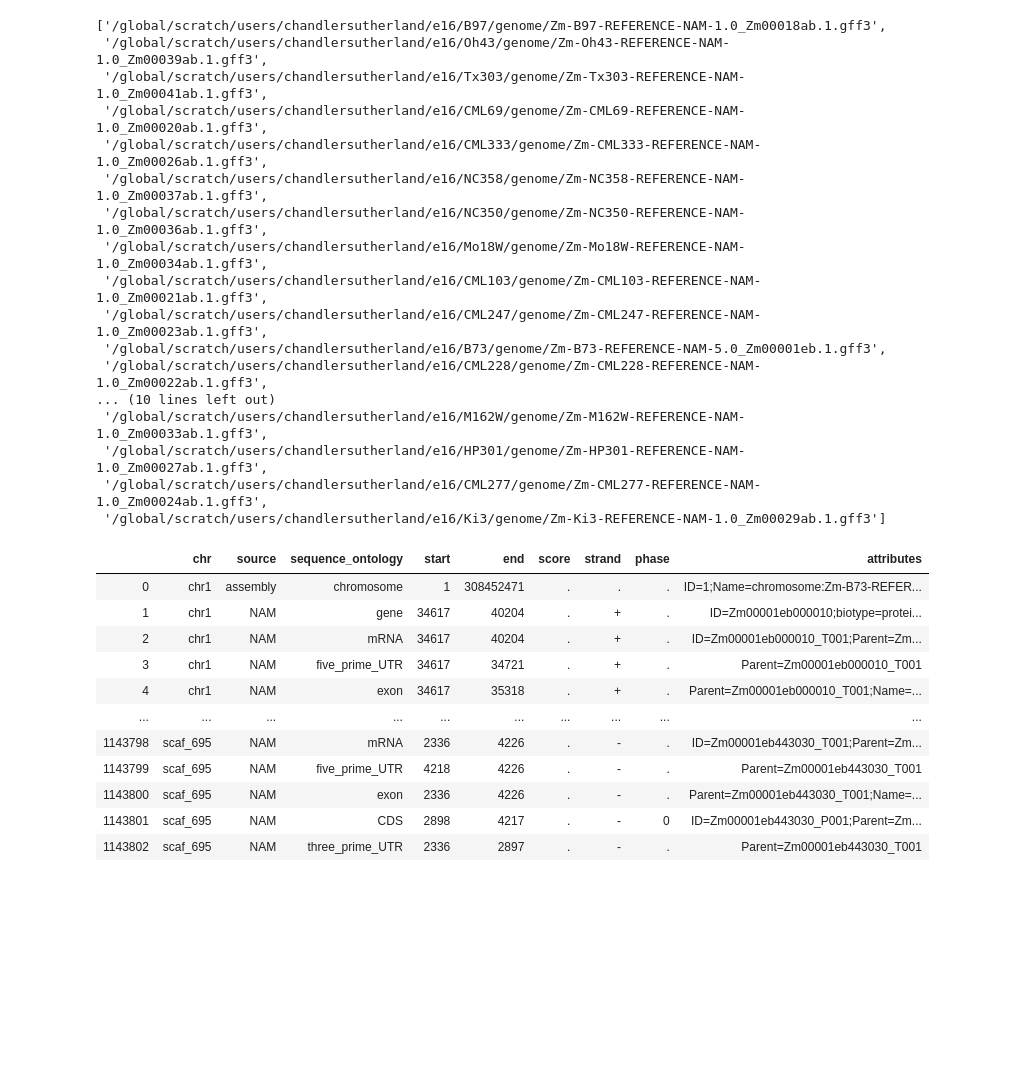
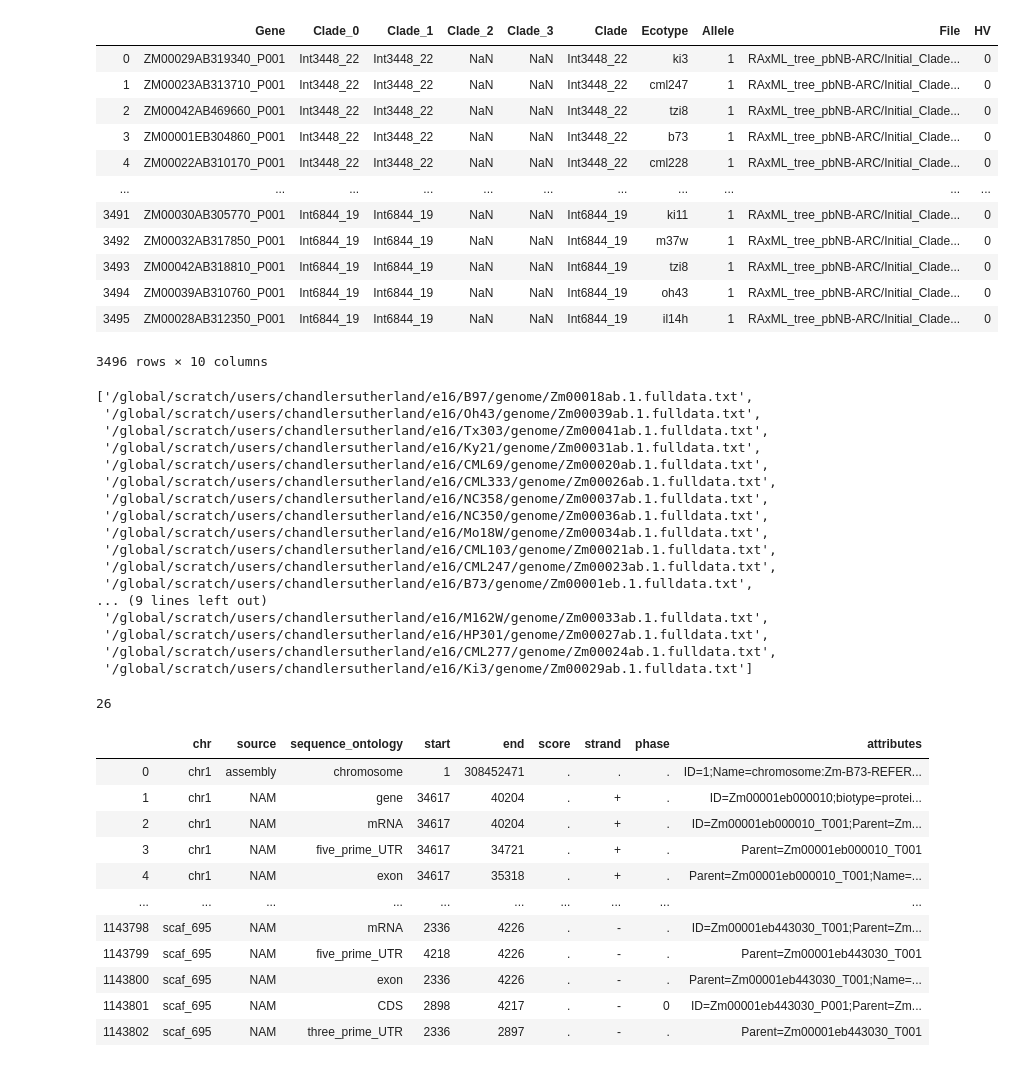
Before and after one commit to chandlersutherland/e16, a Jupyter notebook: bed_generator .ipynb, the cells around one changed output. Drawn from its saved outputs; the diff is of its cells as text; code cells hidden in the pictures; blank space fills up the shorter version.

```diff
--- a/bed_generator .ipynb
+++ b/bed_generator .ipynb
@@ -6,28 +6,50 @@ import glob
 # %%
 #import the gene table, which has the NLRs for all accessions
 gene_table='/global/home/users/chandlersutherland/e16/Maize_NLRome_GeneTable.txt'
+pd.read_csv(gene_table, sep='\t')
+# %% [output]
+|  | Gene | Clade_0 | Clade_1 | Clade_2 | Clade_3 | Clade | Ecotype | Allele | File | HV |
+| 0 | ZM00029AB319340_P001 | Int3448_22 | Int3448_22 | NaN | NaN | Int3448_22 | ki3 | 1 | RAxML_tree_pbNB-ARC/Initial_Clade... | 0 |
+| 1 | ZM00023AB313710_P001 | Int3448_22 | Int3448_22 | NaN | NaN | Int3448_22 | cml247 | 1 | RAxML_tree_pbNB-ARC/Initial_Clade... | 0 |
+| 2 | ZM00042AB469660_P001 | Int3448_22 | Int3448_22 | NaN | NaN | Int3448_22 | tzi8 | 1 | RAxML_tree_pbNB-ARC/Initial_Clade... | 0 |
+| 3 | ZM00001EB304860_P001 | Int3448_22 | Int3448_22 | NaN | NaN | Int3448_22 | b73 | 1 | RAxML_tree_pbNB-ARC/Initial_Clade... | 0 |
+| 4 | ZM00022AB310170_P001 | Int3448_22 | Int3448_22 | NaN | NaN | Int3448_22 | cml228 | 1 | RAxML_tree_pbNB-ARC/Initial_Clade... | 0 |
+| ... | ... | ... | ... | ... | ... | ... | ... | ... | ... | ... |
+| 3491 | ZM00030AB305770_P001 | Int6844_19 | Int6844_19 | NaN | NaN | Int6844_19 | ki11 | 1 | RAxML_tree_pbNB-ARC/Initial_Clade... | 0 |
+| 3492 | ZM00032AB317850_P001 | Int6844_19 | Int6844_19 | NaN | NaN | Int6844_19 | m37w | 1 | RAxML_tree_pbNB-ARC/Initial_Clade... | 0 |
+| 3493 | ZM00042AB318810_P001 | Int6844_19 | Int6844_19 | NaN | NaN | Int6844_19 | tzi8 | 1 | RAxML_tree_pbNB-ARC/Initial_Clade... | 0 |
+| 3494 | ZM00039AB310760_P001 | Int6844_19 | Int6844_19 | NaN | NaN | Int6844_19 | oh43 | 1 | RAxML_tree_pbNB-ARC/Initial_Clade... | 0 |
+| 3495 | ZM00028AB312350_P001 | Int6844_19 | Int6844_19 | NaN | NaN | Int6844_19 | il14h | 1 | RAxML_tree_pbNB-ARC/Initial_Clade... | 0 |
+3496 rows × 10 columns
 # %%
 #glob all the gff3 files across all genomes
 gff3_files=glob.glob('/global/scratch/users/chandlersutherland/e16/*/genome/*1.gff3')
-gff3_files
+
+#glob the fulldata.txt files
+fulldata=glob.glob('/global/scratch/users/chandlersutherland/e16/*/genome/*fulldata.txt')
+fulldata
 # %% [output]
-['/global/scratch/users/chandlersutherland/e16/B97/genome/Zm-B97-REFERENCE-NAM-1.0_Zm00018ab.1.gff3',
- '/global/scratch/users/chandlersutherland/e16/Oh43/genome/Zm-Oh43-REFERENCE-NAM-1.0_Zm00039ab.1.gff3',
- '/global/scratch/users/chandlersutherland/e16/Tx303/genome/Zm-Tx303-REFERENCE-NAM-1.0_Zm00041ab.1.gff3',
- '/global/scratch/users/chandlersutherland/e16/CML69/genome/Zm-CML69-REFERENCE-NAM-1.0_Zm00020ab.1.gff3',
- '/global/scratch/users/chandlersutherland/e16/CML333/genome/Zm-CML333-REFERENCE-NAM-1.0_Zm00026ab.1.gff3',
- '/global/scratch/users/chandlersutherland/e16/NC358/genome/Zm-NC358-REFERENCE-NAM-1.0_Zm00037ab.1.gff3',
- '/global/scratch/users/chandlersutherland/e16/NC350/genome/Zm-NC350-REFERENCE-NAM-1.0_Zm00036ab.1.gff3',
- '/global/scratch/users/chandlersutherland/e16/Mo18W/genome/Zm-Mo18W-REFERENCE-NAM-1.0_Zm00034ab.1.gff3',
- '/global/scratch/users/chandlersutherland/e16/CML103/genome/Zm-CML103-REFERENCE-NAM-1.0_Zm00021ab.1.gff3',
- '/global/scratch/users/chandlersutherland/e16/CML247/genome/Zm-CML247-REFERENCE-NAM-1.0_Zm00023ab.1.gff3',
- '/global/scratch/users/chandlersutherland/e16/B73/genome/Zm-B73-REFERENCE-NAM-5.0_Zm00001eb.1.gff3',
- '/global/scratch/users/chandlersutherland/e16/CML228/genome/Zm-CML228-REFERENCE-NAM-1.0_Zm00022ab.1.gff3',
-... (10 lines left out)
- '/global/scratch/users/chandlersutherland/e16/M162W/genome/Zm-M162W-REFERENCE-NAM-1.0_Zm00033ab.1.gff3',
- '/global/scratch/users/chandlersutherland/e16/HP301/genome/Zm-HP301-REFERENCE-NAM-1.0_Zm00027ab.1.gff3',
- '/global/scratch/users/chandlersutherland/e16/CML277/genome/Zm-CML277-REFERENCE-NAM-1.0_Zm00024ab.1.gff3',
- '/global/scratch/users/chandlersutherland/e16/Ki3/genome/Zm-Ki3-REFERENCE-NAM-1.0_Zm00029ab.1.gff3']
+['/global/scratch/users/chandlersutherland/e16/B97/genome/Zm00018ab.1.fulldata.txt',
+ '/global/scratch/users/chandlersutherland/e16/Oh43/genome/Zm00039ab.1.fulldata.txt',
+ '/global/scratch/users/chandlersutherland/e16/Tx303/genome/Zm00041ab.1.fulldata.txt',
+ '/global/scratch/users/chandlersutherland/e16/Ky21/genome/Zm00031ab.1.fulldata.txt',
+ '/global/scratch/users/chandlersutherland/e16/CML69/genome/Zm00020ab.1.fulldata.txt',
+ '/global/scratch/users/chandlersutherland/e16/CML333/genome/Zm00026ab.1.fulldata.txt',
+ '/global/scratch/users/chandlersutherland/e16/NC358/genome/Zm00037ab.1.fulldata.txt',
+ '/global/scratch/users/chandlersutherland/e16/NC350/genome/Zm00036ab.1.fulldata.txt',
+ '/global/scratch/users/chandlersutherland/e16/Mo18W/genome/Zm00034ab.1.fulldata.txt',
+ '/global/scratch/users/chandlersutherland/e16/CML103/genome/Zm00021ab.1.fulldata.txt',
+ '/global/scratch/users/chandlersutherland/e16/CML247/genome/Zm00023ab.1.fulldata.txt',
+ '/global/scratch/users/chandlersutherland/e16/B73/genome/Zm00001eb.1.fulldata.txt',
+... (9 lines left out)
+ '/global/scratch/users/chandlersutherland/e16/M162W/genome/Zm00033ab.1.fulldata.txt',
+ '/global/scratch/users/chandlersutherland/e16/HP301/genome/Zm00027ab.1.fulldata.txt',
+ '/global/scratch/users/chandlersutherland/e16/CML277/genome/Zm00024ab.1.fulldata.txt',
+ '/global/scratch/users/chandlersutherland/e16/Ki3/genome/Zm00029ab.1.fulldata.txt']
+# %%
+len(gff3_files)
+# %% [output]
+26
 # %%
 b73='/global/scratch/users/chandlersutherland/e16/B73/genome/Zm-B73-REFERENCE-NAM-5.0_Zm00001eb.1.gff3'
 gff3=pd.read_csv(b73, sep='\t', skiprows=3, header=0, lineterminator='\n')
```
Also changed, not shown: parts of 6 cells of this notebook, 1 other file.
